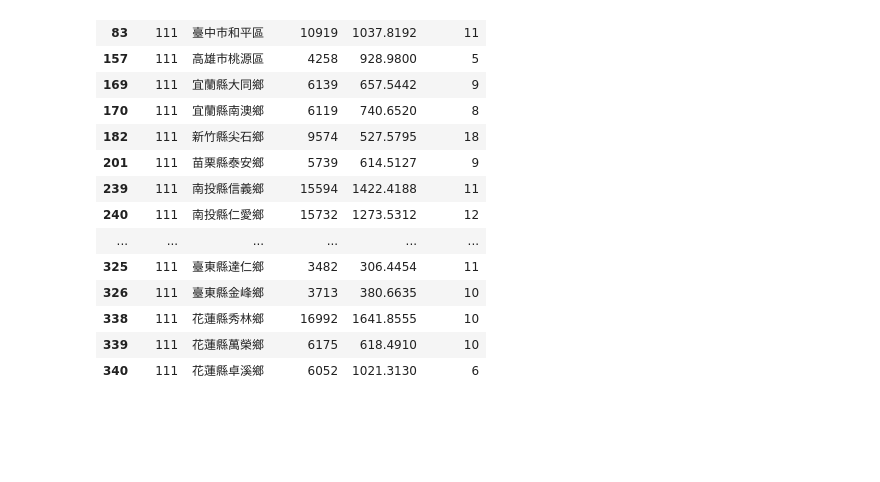
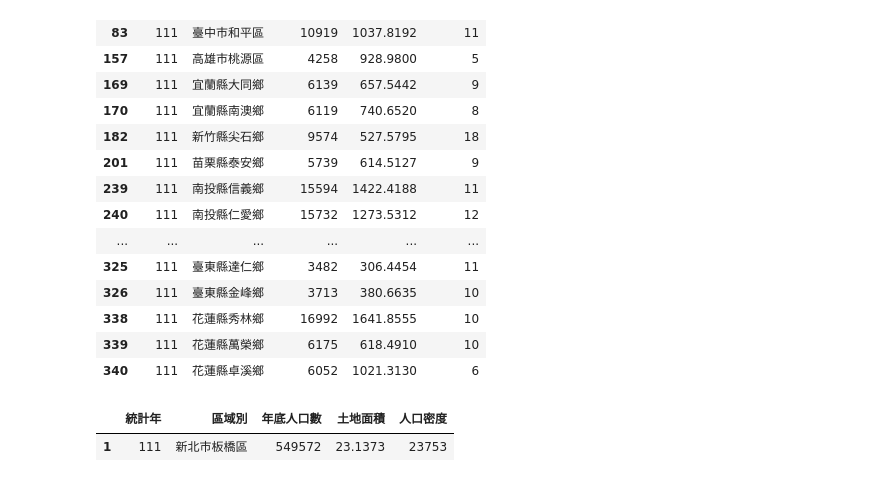
Before and after one commit to Han7502/2023_11_14_2_4, a Jupyter notebook: lesson17/lesson17_3.ipynb, the cells around one changed output. Cells and saved outputs as stored; diff of their text form; code cells hidden in the pictures; blank space fills up the shorter version.

```diff
--- a/lesson17/lesson17_3.ipynb
+++ b/lesson17/lesson17_3.ipynb
@@ -140,3 +140,9 @@ dataFrame3[dataFrame3['土地面積'] > 300]
 | 338 | 111 | 花蓮縣秀林鄉 | 16992 | 1641.8555 | 10 |
 | 339 | 111 | 花蓮縣萬榮鄉 | 6175 | 618.4910 | 10 |
 | 340 | 111 | 花蓮縣卓溪鄉 | 6052 | 1021.3130 | 6 |
+# %%
+maxValue = dataFrame3['年底人口數'].max()
+dataFrame3[dataFrame3['年底人口數'] == maxValue]
+# %% [output]
+|  | 統計年 | 區域別 | 年底人口數 | 土地面積 | 人口密度 |
+| 1 | 111 | 新北市板橋區 | 549572 | 23.1373 | 23753 |
```
Also changed, not shown: parts of 2 cells of this notebook.
